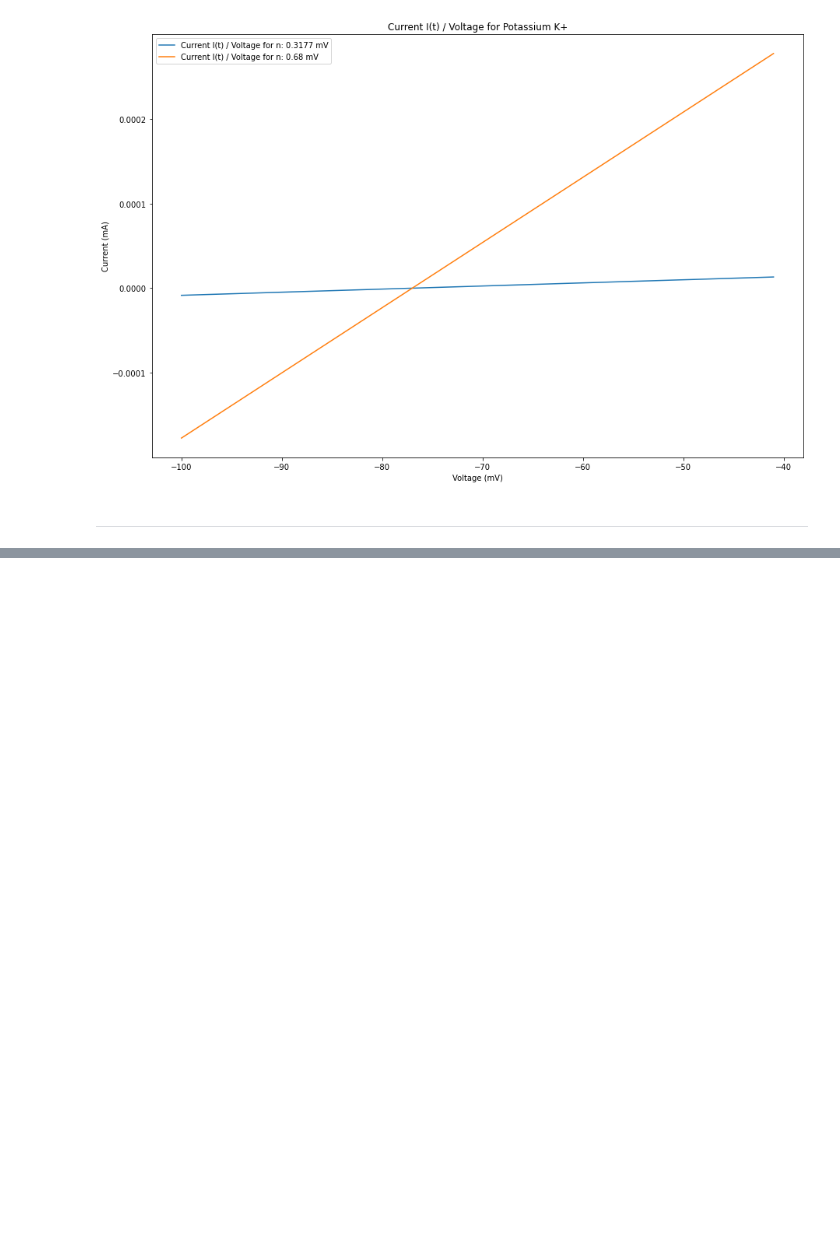
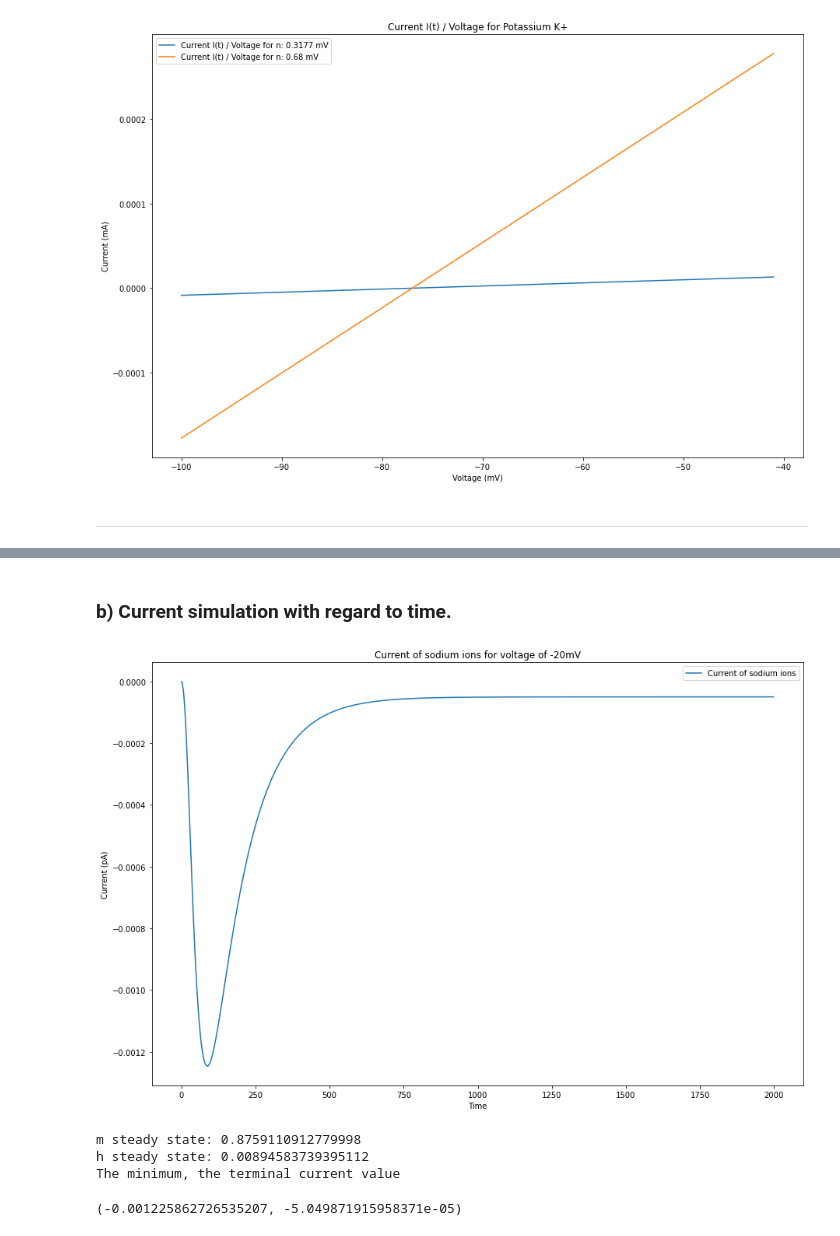
Before and after one commit to ahmedtarek-/MNS_CP_2022, a Jupyter notebook: assignment_6/assignment_6.ipynb, the cells around one changed output, grey strips where cells are left out. Cells and saved outputs as stored; diff of their text form; code cells hidden in the pictures; blank space fills up the shorter version.

```diff
--- a/assignment_6/assignment_6.ipynb
+++ b/assignment_6/assignment_6.ipynb
@@ -143,0 +220,50 @@ plt.show()
+# %% [markdown]
+### b) Current simulation with regard to time.
+# %%
+def change_in_m(m, voltage):
+    return (alpha_m(voltage) * (1 - m)) - (beta_m(voltage) * m)
+
+def change_in_h(h, voltage):
+    return (alpha_h(voltage) * (1 - h)) - (beta_h(voltage) * h)
+
+def euler(initial_m, initial_h, t_max, dt, voltage_c=-40, clamp=False):
+    t=dt
+    initial_voltage = -65 if clamp else voltage_c
+    m_values=[initial_m]
+    h_values=[initial_h]
+    current_values = [NA_current(initial_voltage, initial_m, initial_h)]
+    while(t<=t_max):
+        voltage = initial_voltage if t<2 else voltage_c
+        new_m_value = m_values[-1] + change_in_m(m_values[-1], voltage)*dt
+        new_h_value = h_values[-1] + change_in_h(h_values[-1], voltage)*dt
+        m_values.append(new_m_value)
+        h_values.append(new_h_value)
+        current_values.append(NA_current(voltage, new_m_value, new_h_value))
+        t += dt
+    return m_values[:-1], h_values[:-1], current_values[:-1]
+
+voltage = -40
+initial_m = 0.0529
+initial_h = 0.5961
+delta_ms, delta_hs, delta_current_values = euler(initial_m, initial_h, 20, 0.01, voltage_c=-20, clamp=False)
+x_axis = np.arange(0, len(delta_current_values), 1)
+
+plt.figure(figsize=(15, 10))
+plt.plot(x_axis, [i for i in delta_current_values], label="Current of sodium ions")
+plt.title("Current of sodium ions for voltage of -20mV")
+plt.xlabel("Time")
+plt.ylabel("Current (pA)")
+plt.legend()
+plt.show()
+
+print("m steady state: {}".format(delta_ms[1500]))
+print("h steady state: {}".format(delta_hs[1500]))
+
+print("The minimum, the terminal current value")
+delta_current_values[100], delta_current_values[1500]
+# %% [output]
+[figure, added]
+m steady state: 0.8759110912779998
+h steady state: 0.00894583739395112
+The minimum, the terminal current value
+(-0.001225862726535207, -5.049871915958371e-05)
```
Also changed, not shown: parts of 7 cells of this notebook.
